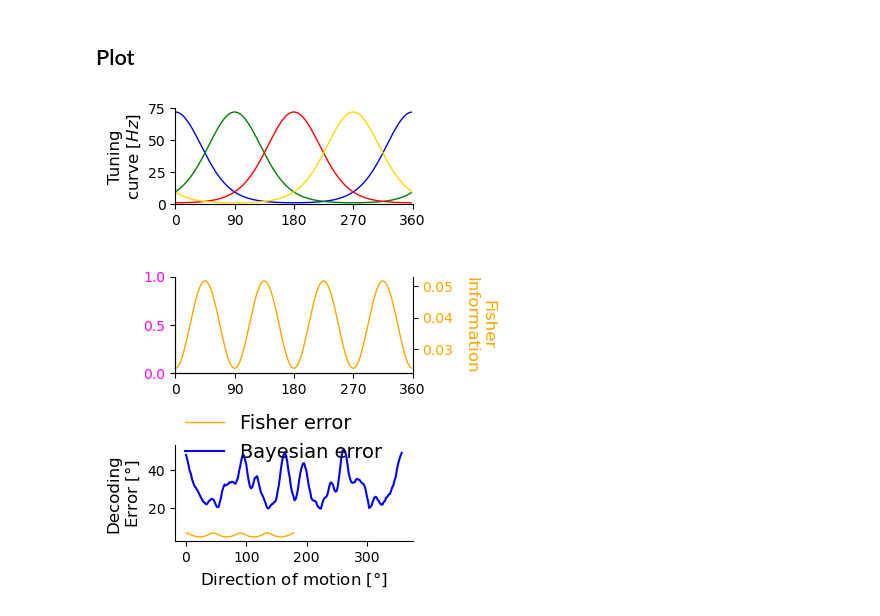
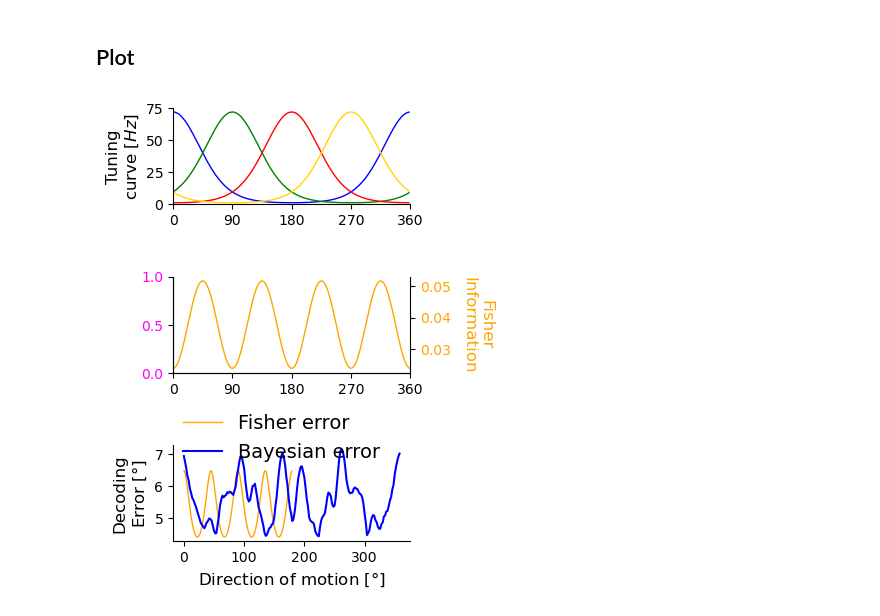
Before and after one commit to steevelaquitaine/fisher-info-limits, a Jupyter notebook: notebooks/basic_model.ipynb, the cells around one changed output. Drawn from its saved outputs; the diff is of its cells as text; code cells hidden in the pictures.

```diff
--- a/notebooks/basic_model.ipynb
+++ b/notebooks/basic_model.ipynb
@@ -54,7 +54,7 @@ chosen_quads = np.array([201, 125, 104, 491])
 # %% [markdown]
 ## Functions
 # %%
-# Bayesian (maximul likelihood) decoder
+# Bayesian (maximum likelihood) decoder
 
 def generate_responses(tuning_curves, true_direction_index, n_trials=10, seed=0):
     """
@@ -134,9 +134,6 @@ def compute_bayesian_decoding_error(true_directions, tuning_c, n_trials=100, see
         # (n trials, 4 neurons) responses
         responses = generate_responses(tuning_c.T, int(dir_ix), n_trials=n_trials, seed=seed)
 
-        trial_errors = []
-        trial_decoded = []
-
         # loop over many trials
         for trial in range(n_trials):
 
@@ -150,8 +147,6 @@ def compute_bayesian_decoding_error(true_directions, tuning_c, n_trials=100, see
             error = min(abs(decoded_dir - true_dir), 360 - abs(decoded_dir - true_dir))
 
             # record
-            trial_errors.append(error)
-            trial_decoded.append(decoded_dir)
             all_true_dirs.append(true_dir)
             all_decoded_dirs.append(decoded_dir)
             all_errors.append(error)
@@ -160,17 +155,19 @@ def compute_bayesian_decoding_error(true_directions, tuning_c, n_trials=100, see
     all_decoded_dirs = np.array(all_decoded_dirs)
     all_errors = np.array(all_errors)
 
-    mean_squared_errors = []
+    # calculate estimate errors as std
+    stds = []
     for _, true_dir in enumerate(true_directions):
         this_true_dir_pos = all_true_dirs== true_dir
-        mean_squared_errors.append(np.mean(all_errors[this_true_dir_pos]**2))
-    mean_squared_errors = np.array(mean_squared_errors)
+        std = np.sqrt((all_errors[this_true_dir_pos]**2).mean())
+        stds.append(std)
+    stds = np.array(stds)
 
     return {
         'true_directions': all_true_dirs,
         'decoded_directions': all_decoded_dirs,
         'errors': all_errors,
-        'mean_squared_errors': mean_squared_errors
+        'stds': stds
     }
 # %% [markdown]
 ## Compute dataset
@@ -257,32 +263,32 @@ ax2 = ax1.twinx()
 ax2.plot(stim, fisher_info, color = 'orange', linewidth=lw)
 ax2.spines['right'].set_visible(True)
 ax1.tick_params('y', labelcolor = 'magenta')
 ax2.tick_params('y', labelcolor = 'orange')
 ax1.set_xlim(0,360)
 ax1.set_xticks(np.arange(0,361, 90))
 # ax1.set_ylabel('Sensitivity\n'+r'[$Bits$]', color = 'magenta', size = labelsize)
 
 ax.yaxis.set_label_coords(-0.135, y=0.5)
 ax.set_ylabel('Tuning\n'+r'curve [$Hz$]', size = labelsize)
 
 ax2.yaxis.set_label_coords(1.35, y=0.5)
 ax2.set_ylabel('Fisher\n'+r'Information', rotation=270, color = 'orange', size = labelsize)
 
 
 #gs.update(left=0.055,right=0.925,top=0.95,bottom=0.05)#,wspace=0.3,hspace=0.5)
 #ax2.set_xlabel(r'Direction of motion [$\degree$]', size = labelsize)
 
 ax3 = fig.add_subplot(gs[2,0])
 ax3.plot(fisher_error, color = 'orange', linewidth=lw, label='Fisher error')
 ax3.set_xlabel('Direction of motion [$\degree$]', size = labelsize)
 ax3.set_ylabel('Decoding\n'+r'Error [$\degree$]', size = labelsize)
 
-ax3.plot(stim, results['mean_squared_errors'], color = 'blue', label='Bayesian error')
+ax3.plot(stim, results['stds'], color = 'blue', label='Bayesian error')
 ax3.legend(frameon=False, fontsize = legend_fontsize, loc=(0.01, 0.75))
 
 plt.tight_layout()
 # plt.legend()
 
 # plt.savefig('basic_model_fisher_info.svg', bbox_inches='tight', dpi = 300)
 # %% [output]
-[figure, old version]
+[figure, new version]
```
Also changed, not shown: parts of 4 cells of this notebook, 2 other files.
